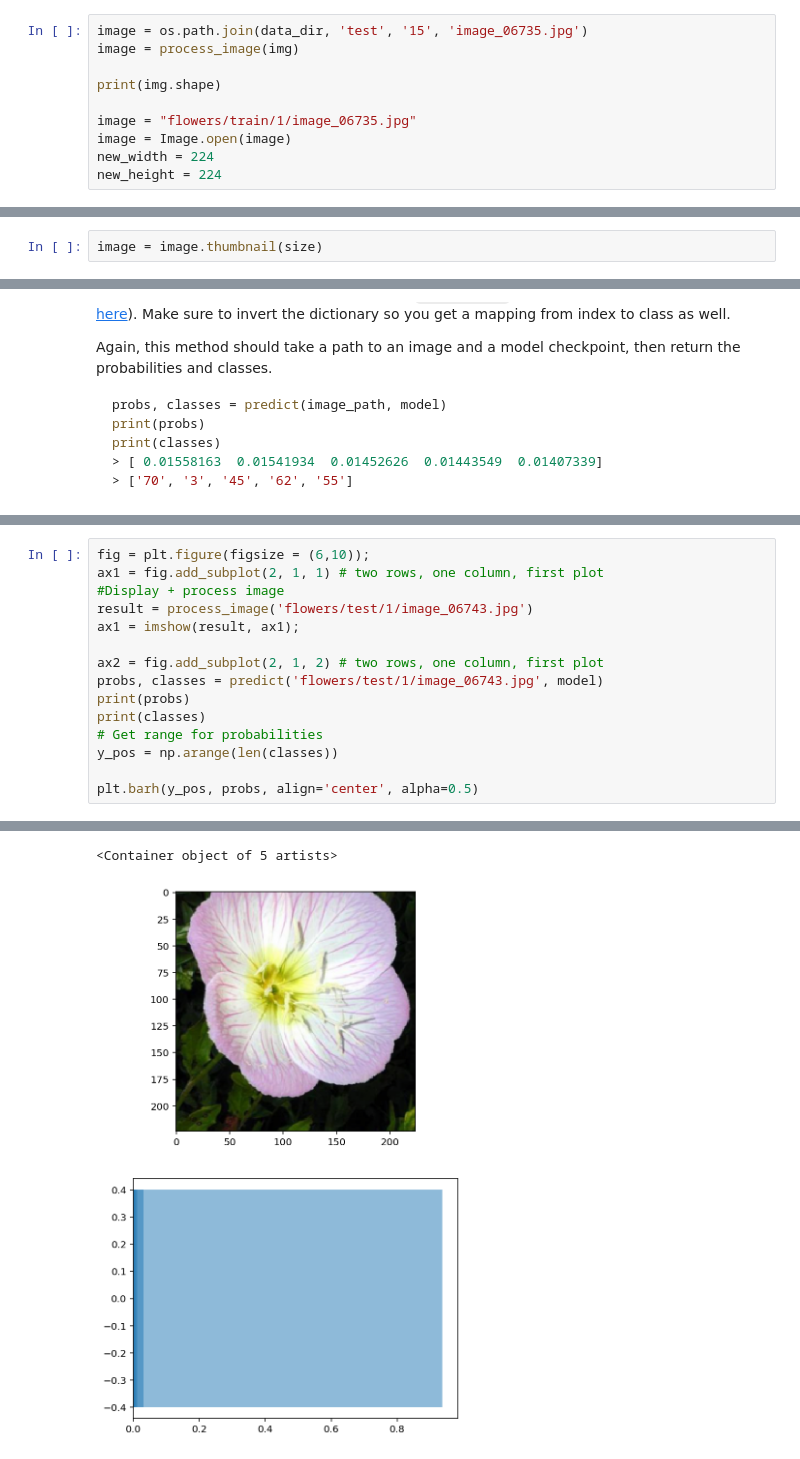
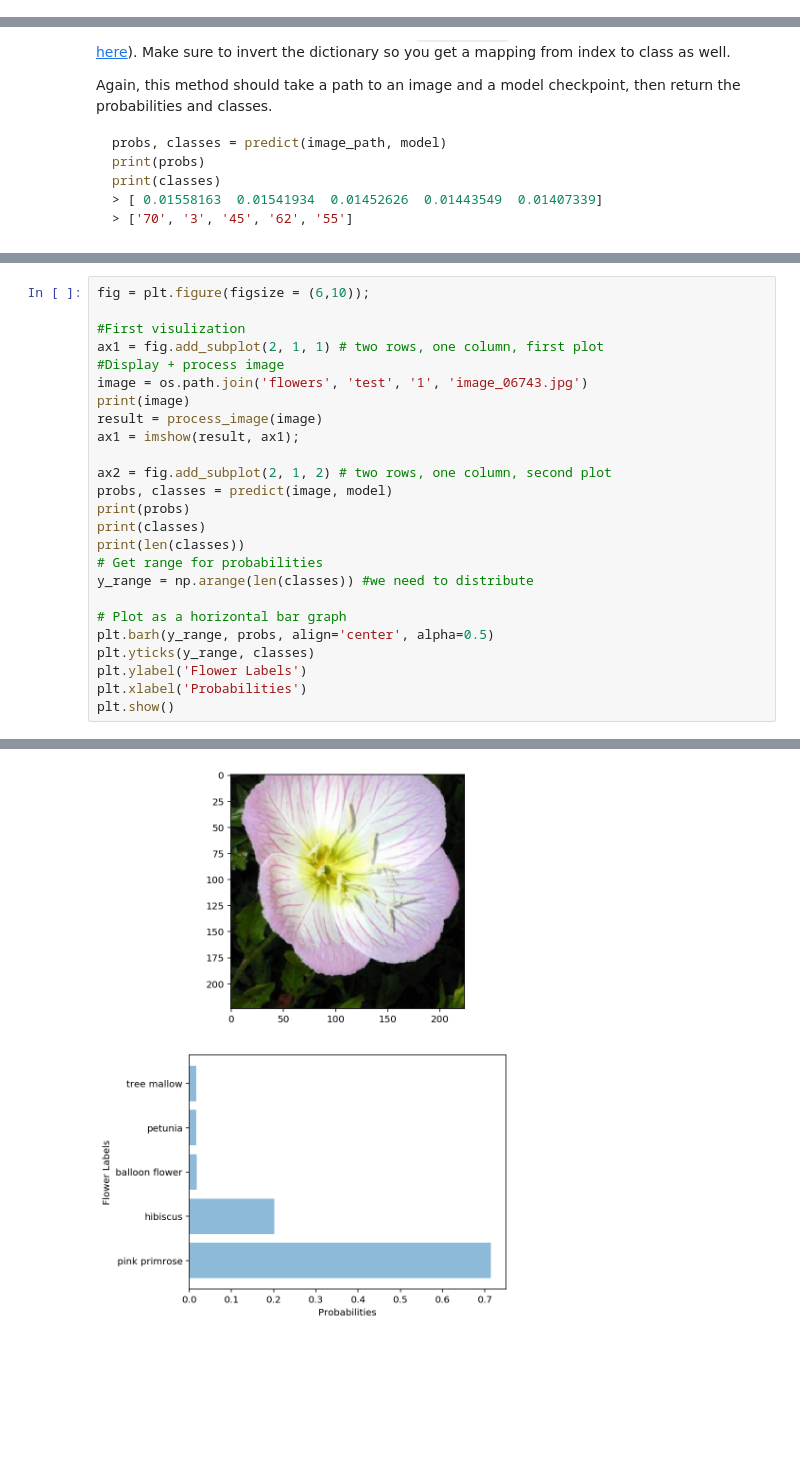
Before and after one commit to chpolyzo/PAIND, a Jupyter notebook: Image Classifier Project.ipynb, the cells around one changed output, grey strips where cells are left out. Drawn from its saved outputs; the diff is of its cells as text; blank space fills up the shorter version.

```diff
--- a/Image Classifier Project.ipynb
+++ b/Image Classifier Project.ipynb
@@ -556,13 +550,3 @@ def load_checkpoint(filename):
 
 
     return model
-# %%
-image = os.path.join(data_dir, 'test', '15', 'image_06735.jpg')
-image = process_image(img)
-
-print(img.shape)
-
-image = "flowers/train/1/image_06735.jpg"
-image = Image.open(image)
-new_width = 224
-new_height = 224
@@ -579,2 +552,0 @@ size = 224, 224
-# %%
-image = image.thumbnail(size)
@@ -753,17 +667,27 @@ Now that you can use a trained model for predictions, check to make sure it make
 You can convert from the class integer encoding to actual flower names with the `cat_to_name.json` file (should have been loaded earlier in the notebook). To show a PyTorch tensor as an image, use the `imshow` function defined above.
 # %%
 fig = plt.figure(figsize = (6,10));
+
+#First visulization
 ax1 = fig.add_subplot(2, 1, 1) # two rows, one column, first plot
 #Display + process image
-result = process_image('flowers/test/1/image_06743.jpg')
+image = os.path.join('flowers', 'test', '1', 'image_06743.jpg')
+print(image)
+result = process_image(image)
 ax1 = imshow(result, ax1);
 
-ax2 = fig.add_subplot(2, 1, 2) # two rows, one column, first plot
-probs, classes = predict('flowers/test/1/image_06743.jpg', model)
+ax2 = fig.add_subplot(2, 1, 2) # two rows, one column, second plot
+probs, classes = predict(image, model)
 print(probs)
 print(classes)
+print(len(classes))
 # Get range for probabilities
-y_pos = np.arange(len(classes))
+y_range = np.arange(len(classes)) #we need to distribute
 
-plt.barh(y_pos, probs, align='center', alpha=0.5)
+# Plot as a horizontal bar graph
+plt.barh(y_range, probs, align='center', alpha=0.5)
+plt.yticks(y_range, classes)
+plt.ylabel('Flower Labels')
+plt.xlabel('Probabilities')
+plt.show()
 # %% [output]
@@ -772,2 +698 @@ plt.barh(y_pos, probs, align='center', alpha=0.5)
-<Container object of 5 artists>
-[figure, old version]
+[figure, new version]
```
Also changed, not shown: parts of 16 cells of this notebook.
